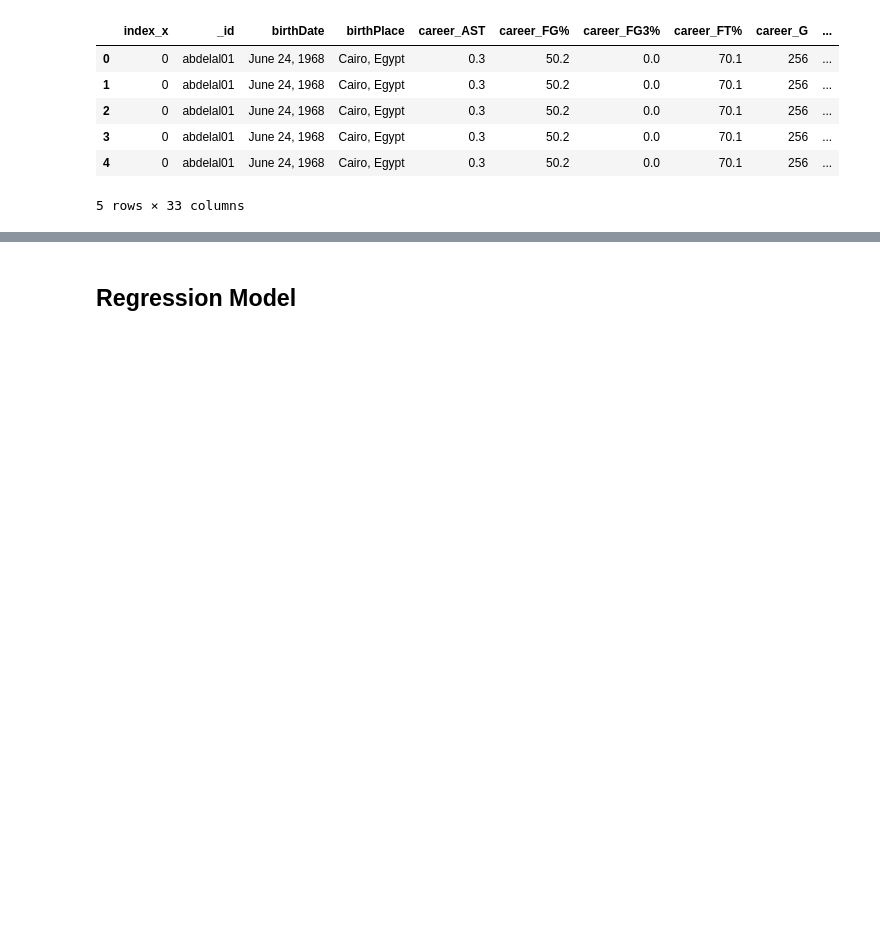
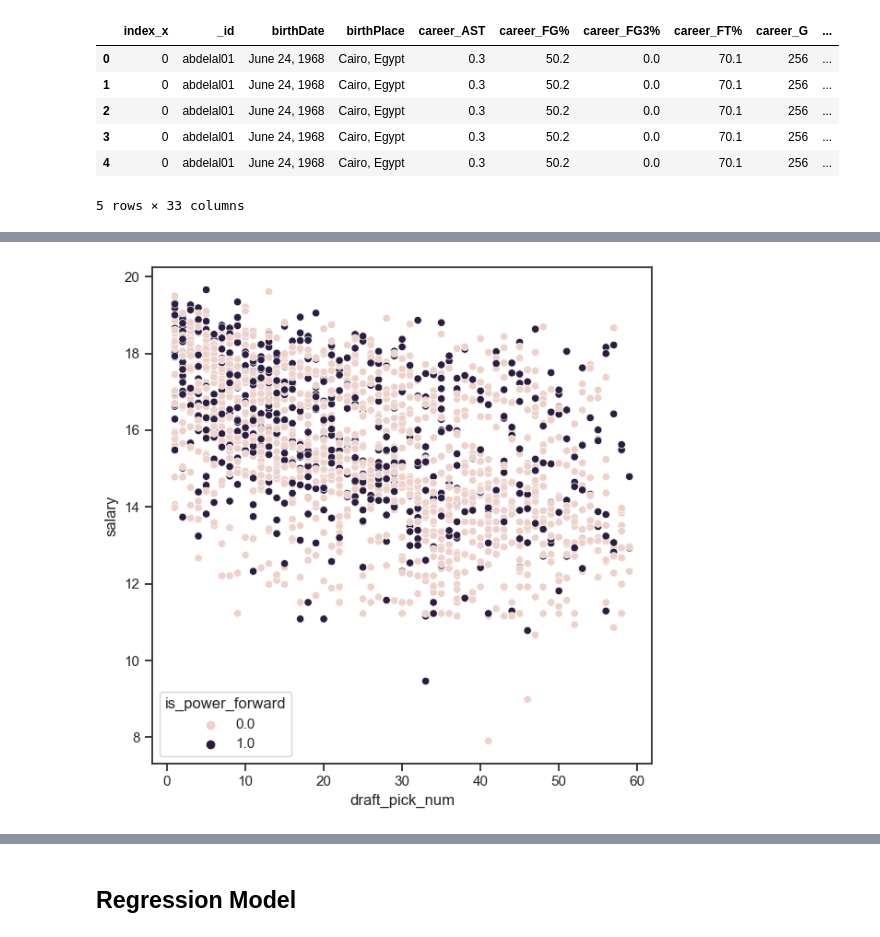
Before and after one commit to AndrewH06/nba-salary, a Jupyter notebook: andrew.ipynb, the cells around one changed output, grey strips where cells are left out. Saved outputs shown, nothing was run; the diff lists cells and outputs as text; code cells hidden in the pictures; blank space fills up the shorter version.

```diff
--- a/andrew.ipynb
+++ b/andrew.ipynb
@@ -110,3 +192,11 @@ career_player_data[(career_player_data["is_power_forward"] & career_player_data[
+# %%
+sns.set_theme(style="ticks")
+f, axes = plt.subplots(figsize=(7, 7))
+
+sns.scatterplot(x = career_player_data[career_player_data["draft_pick_num"] < 60]["draft_pick_num"], y = np.log(career_player_data["salary"]), hue = career_player_data[career_player_data["draft_pick_num"] < 60]["is_power_forward"])
+plt.show()
+# %% [output]
+[figure, added]
 # %%
 sns.set_theme(style="ticks")
 f, axes = plt.subplots(figsize=(7, 7))
```
Also changed, not shown: parts of 27 cells of this notebook.
